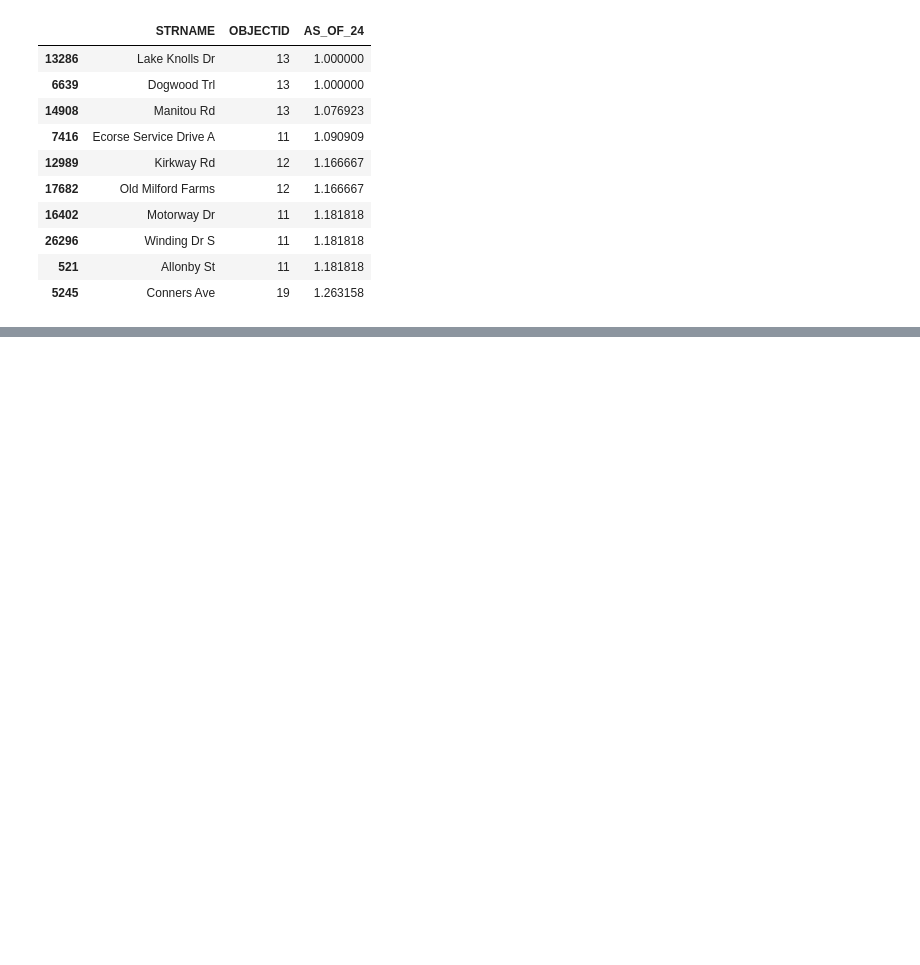
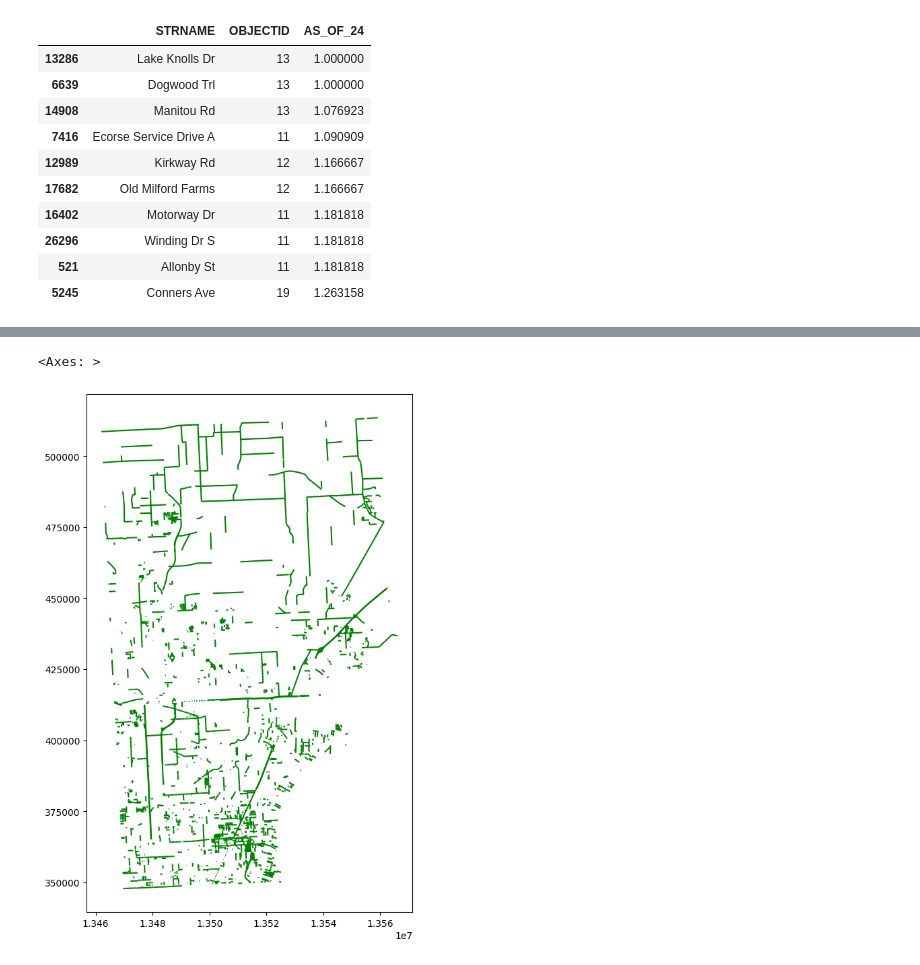
Before and after one commit to bw-data-reporter/motor_city_driving, a Jupyter notebook: explore_road_conditions.ipynb, the cells around one changed output, grey strips where cells are left out. Cells and saved outputs as stored; diff of their text form; code cells hidden in the pictures; blank space fills up the shorter version.

```diff
--- a/explore_road_conditions.ipynb
+++ b/explore_road_conditions.ipynb
@@ -556,0 +652,6 @@ rating_by_street_metro[rating_by_street_metro['OBJECTID'] > 10].sort_values('AS_
+# %%
+fig, ax = plt.subplots(1,1, figsize=(10,10))
+macomb_good_roads.plot(color='Green', ax=ax)
+# %% [output]
+<Axes: >
+[figure, added]
```
Also changed, not shown: parts of 15 cells of this notebook, 3 other files.
